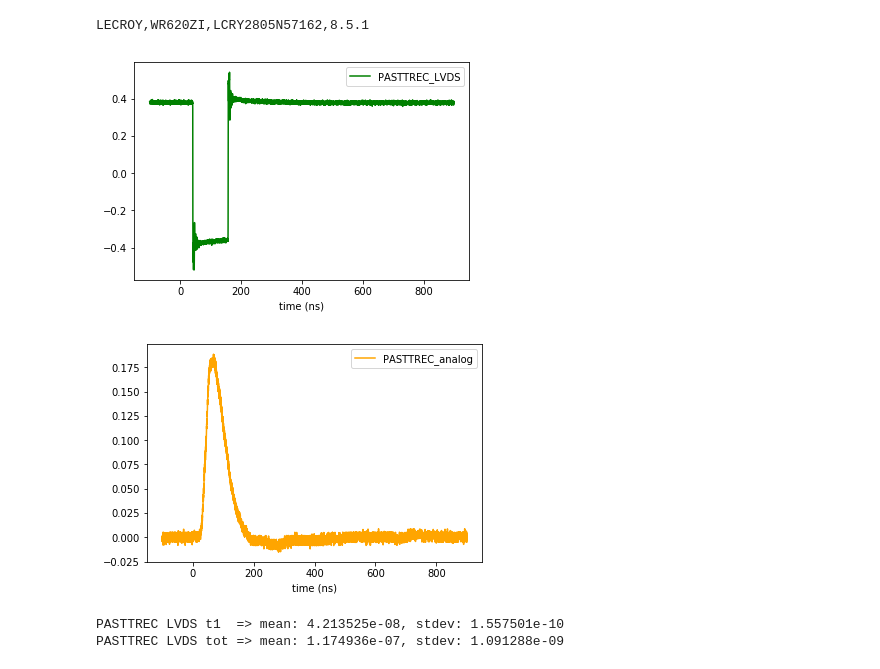
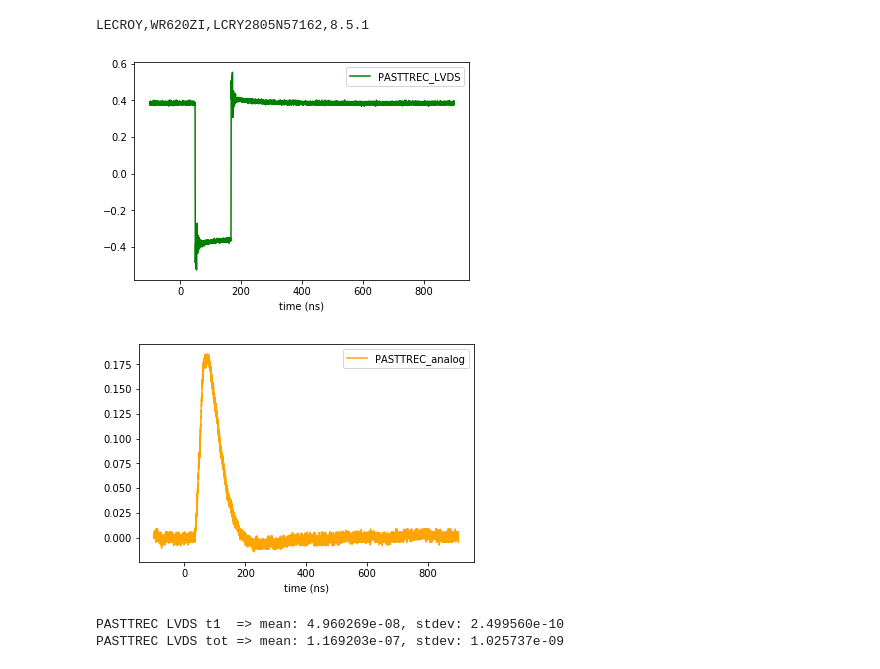
Before and after one commit to acidbourbon/mdc_simsuite, a Jupyter notebook: workdir/jupyter/lecroy_automation_example.ipynb, the cells around one changed output. Cells and saved outputs as stored; diff of their text form; code cells hidden in the pictures.

Commit message:
now lecroy module has option to change trigger source

```diff
--- a/workdir/jupyter/lecroy_automation_example.ipynb
+++ b/workdir/jupyter/lecroy_automation_example.ipynb
@@ -11,6 +11,7 @@ lecroy.set_tdiv(100e-9)
 
 # access scope sources by labels
 s = {
+    "RIGOL_AWG_CH2"    :"C1",
     "PASTTREC_LVDS"    :"C4",
     "PASTTREC_analog"  :"C3"
 }
@@ -22,35 +23,40 @@ m = {
 
 # TDC mode for differential probe at 100R terminated PASTTREC LVDS output
 lecroy.set_vdiv(              s["PASTTREC_LVDS"],200e-3)
+lecroy.set_vdiv(              s["RIGOL_AWG_CH2"],1)
+
+
 lecroy.setup_measurement(m["PASTTREC_t1"] ,s["PASTTREC_LVDS"],"delay")
 lecroy.setup_measurement(m["PASTTREC_tot"],s["PASTTREC_LVDS"],"widthn")
 
 lecroy.set_vdiv(              s["PASTTREC_analog"],100e-3 )
 lecroy.set_voffset(           s["PASTTREC_analog"],-1000e-3 )
 # %%
+lecroy.set_trig_source("D9")
+
 time, wfm = lecroy.capture_waveforms([
     s["PASTTREC_LVDS"],
     s["PASTTREC_analog"]
 ])
 
 time_ns = time*1e9
 
 # remove analog signal baseline, calculate bl from the first 10% of the sample
 pt_ana = wfm[s["PASTTREC_analog"]]
 pt_ana = remove_baseline(pt_ana,fraction=0.08)
 
 plt.plot(time_ns,wfm[s["PASTTREC_LVDS"]] ,"g" ,label="PASTTREC_LVDS")
 plt.legend()
 plt.xlabel("time (ns)")
 plt.show()
 
 plt.plot(time_ns,pt_ana,"orange",label="PASTTREC_analog")
 plt.legend()
 plt.xlabel("time (ns)")
 plt.show()
 # %% [output]
-[figure, old version]
+[figure, new version]
-[figure, old version]
+[figure, new version]
 # %%
 # measure t1 and tot, calculate mean and standard deviation
 
@@ -65,5 +71,5 @@ pt_tot = stats[m["PASTTREC_tot"]]
 print("PASTTREC LVDS t1  => mean: {:e}, stdev: {:e}".format(np.mean(pt_t1) ,np.std(pt_t1)))
 print("PASTTREC LVDS tot => mean: {:e}, stdev: {:e}".format(np.mean(pt_tot),np.std(pt_tot)))
 # %% [output]
-PASTTREC LVDS t1  => mean: 4.213525e-08, stdev: 1.557501e-10
-PASTTREC LVDS tot => mean: 1.174936e-07, stdev: 1.091288e-09
+PASTTREC LVDS t1  => mean: 4.960269e-08, stdev: 2.499560e-10
+PASTTREC LVDS tot => mean: 1.169203e-07, stdev: 1.025737e-09
```
Also changed, not shown: parts of 1 cell of this notebook, 1 other file.
